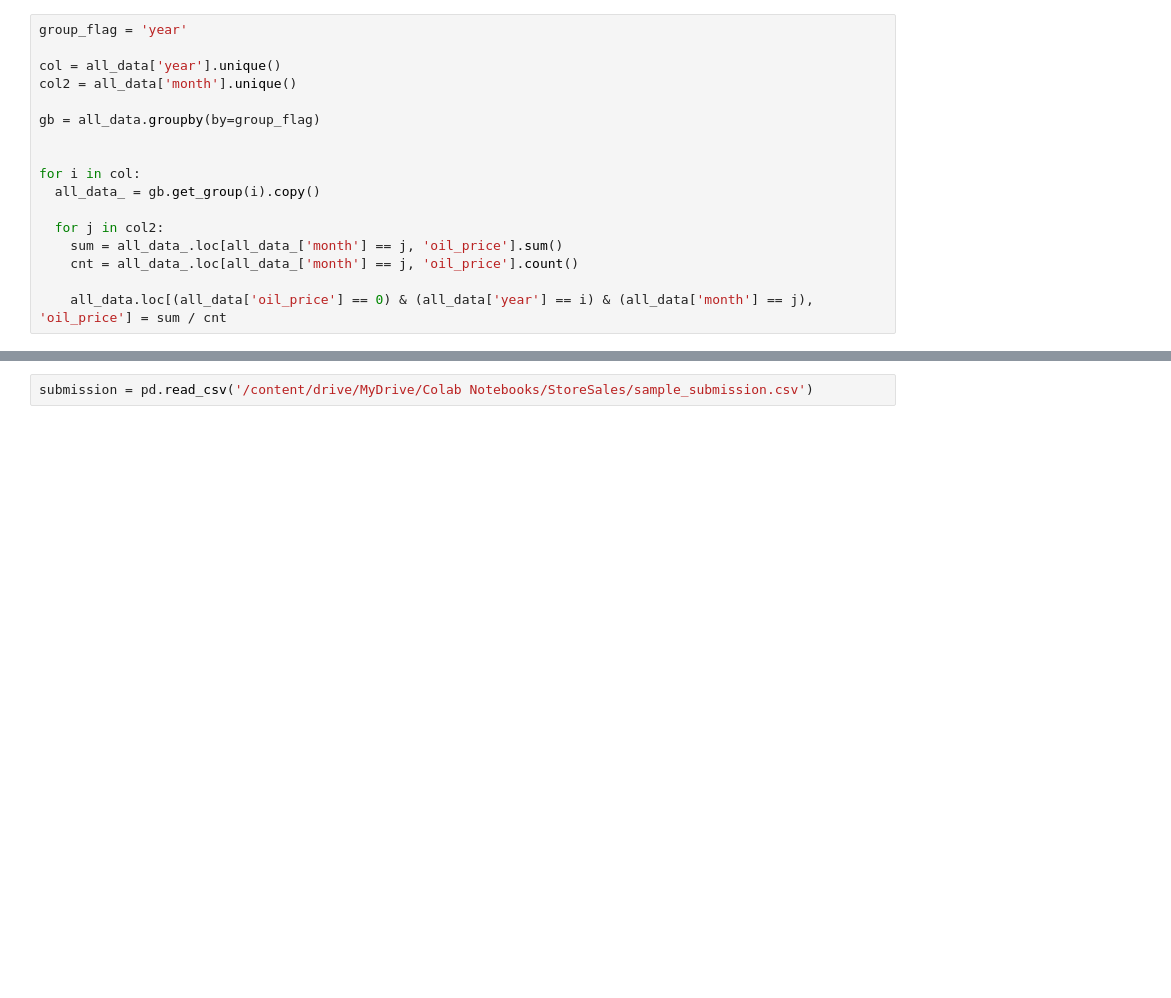
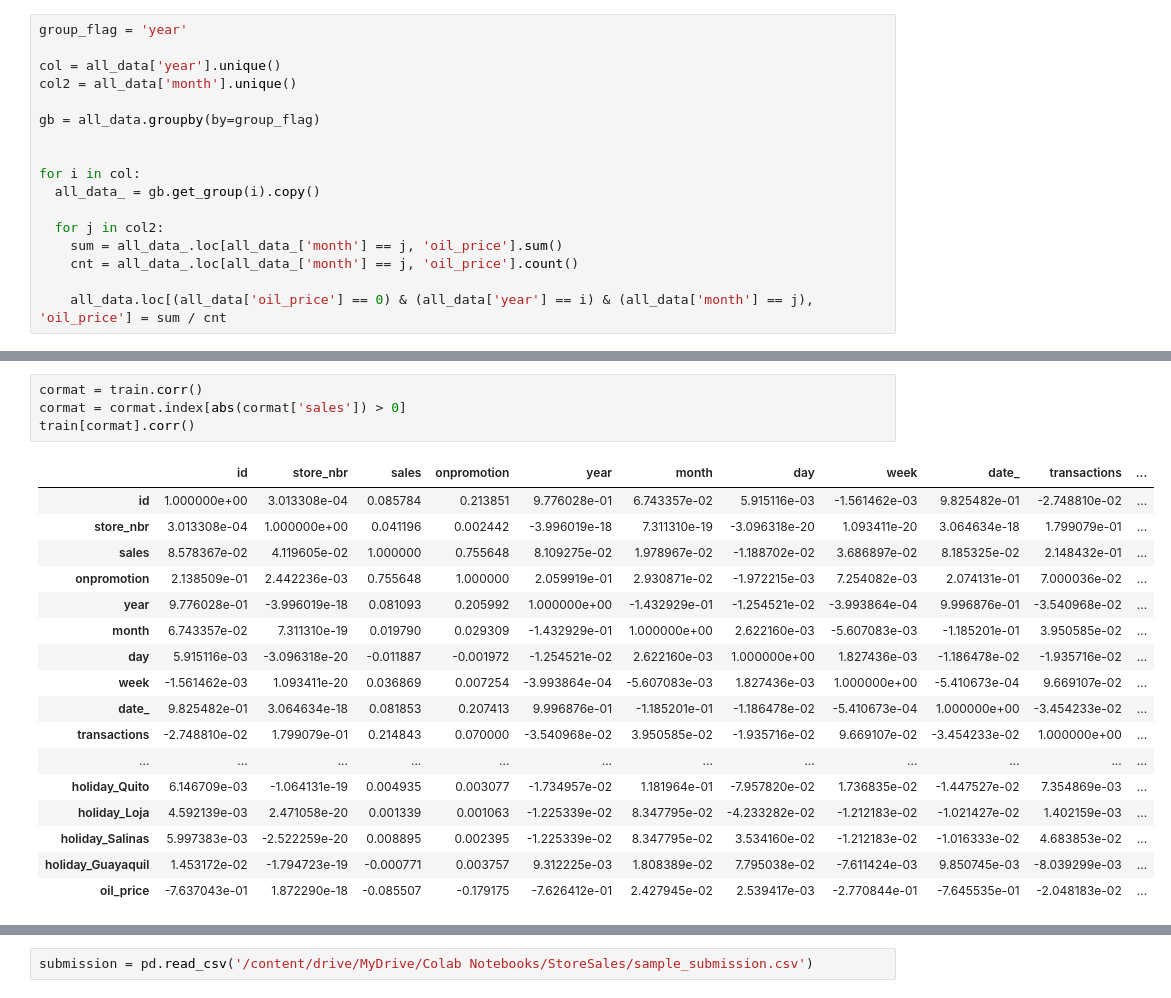
Before and after one commit to dlsdnjs96/Machine_Learning, a Jupyter notebook: StoreSales.ipynb, the cells around one changed output, grey strips where cells are left out. Drawn from its saved outputs; the diff is of its cells as text; blank space fills up the shorter version.

```diff
--- a/StoreSales.ipynb
+++ b/StoreSales.ipynb
@@ -285,3 +257,25 @@ all_data.head()
+# %%
+cormat = train.corr()
+cormat = cormat.index[abs(cormat['sales']) > 0]
+train[cormat].corr()
+# %% [output]
+|  | id | store_nbr | sales | onpromotion | year | month | day | week | date_ | transactions | ... |
+| id | 1.000000e+00 | 3.013308e-04 | 0.085784 | 0.213851 | 9.776028e-01 | 6.743357e-02 | 5.915116e-03 | -1.561462e-03 | 9.825482e-01 | -2.748810e-02 | ... |
+| store_nbr | 3.013308e-04 | 1.000000e+00 | 0.041196 | 0.002442 | -3.996019e-18 | 7.311310e-19 | -3.096318e-20 | 1.093411e-20 | 3.064634e-18 | 1.799079e-01 | ... |
+| sales | 8.578367e-02 | 4.119605e-02 | 1.000000 | 0.755648 | 8.109275e-02 | 1.978967e-02 | -1.188702e-02 | 3.686897e-02 | 8.185325e-02 | 2.148432e-01 | ... |
+| onpromotion | 2.138509e-01 | 2.442236e-03 | 0.755648 | 1.000000 | 2.059919e-01 | 2.930871e-02 | -1.972215e-03 | 7.254082e-03 | 2.074131e-01 | 7.000036e-02 | ... |
+| year | 9.776028e-01 | -3.996019e-18 | 0.081093 | 0.205992 | 1.000000e+00 | -1.432929e-01 | -1.254521e-02 | -3.993864e-04 | 9.996876e-01 | -3.540968e-02 | ... |
+| month | 6.743357e-02 | 7.311310e-19 | 0.019790 | 0.029309 | -1.432929e-01 | 1.000000e+00 | 2.622160e-03 | -5.607083e-03 | -1.185201e-01 | 3.950585e-02 | ... |
+| day | 5.915116e-03 | -3.096318e-20 | -0.011887 | -0.001972 | -1.254521e-02 | 2.622160e-03 | 1.000000e+00 | 1.827436e-03 | -1.186478e-02 | -1.935716e-02 | ... |
+| week | -1.561462e-03 | 1.093411e-20 | 0.036869 | 0.007254 | -3.993864e-04 | -5.607083e-03 | 1.827436e-03 | 1.000000e+00 | -5.410673e-04 | 9.669107e-02 | ... |
+| date_ | 9.825482e-01 | 3.064634e-18 | 0.081853 | 0.207413 | 9.996876e-01 | -1.185201e-01 | -1.186478e-02 | -5.410673e-04 | 1.000000e+00 | -3.454233e-02 | ... |
+| transactions | -2.748810e-02 | 1.799079e-01 | 0.214843 | 0.070000 | -3.540968e-02 | 3.950585e-02 | -1.935716e-02 | 9.669107e-02 | -3.454233e-02 | 1.000000e+00 | ... |
+| ... | ... | ... | ... | ... | ... | ... | ... | ... | ... | ... | ... |
+| holiday_Quito | 6.146709e-03 | -1.064131e-19 | 0.004935 | 0.003077 | -1.734957e-02 | 1.181964e-01 | -7.957820e-02 | 1.736835e-02 | -1.447527e-02 | 7.354869e-03 | ... |
+| holiday_Loja | 4.592139e-03 | 2.471058e-20 | 0.001339 | 0.001063 | -1.225339e-02 | 8.347795e-02 | -4.233282e-02 | -1.212183e-02 | -1.021427e-02 | 1.402159e-03 | ... |
+| holiday_Salinas | 5.997383e-03 | -2.522259e-20 | 0.008895 | 0.002395 | -1.225339e-02 | 8.347795e-02 | 3.534160e-02 | -1.212183e-02 | -1.016333e-02 | 4.683853e-02 | ... |
+| holiday_Guayaquil | 1.453172e-02 | -1.794723e-19 | -0.000771 | 0.003757 | 9.312225e-03 | 1.808389e-02 | 7.795038e-02 | -7.611424e-03 | 9.850745e-03 | -8.039299e-03 | ... |
+| oil_price | -7.637043e-01 | 1.872290e-18 | -0.085507 | -0.179175 | -7.626412e-01 | 2.427945e-02 | 2.539417e-03 | -2.770844e-01 | -7.645535e-01 | -2.048183e-02 | ... |
 # %%
 all_data.columns
 # %% [output]
```
Also changed, not shown: parts of 27 cells of this notebook.
